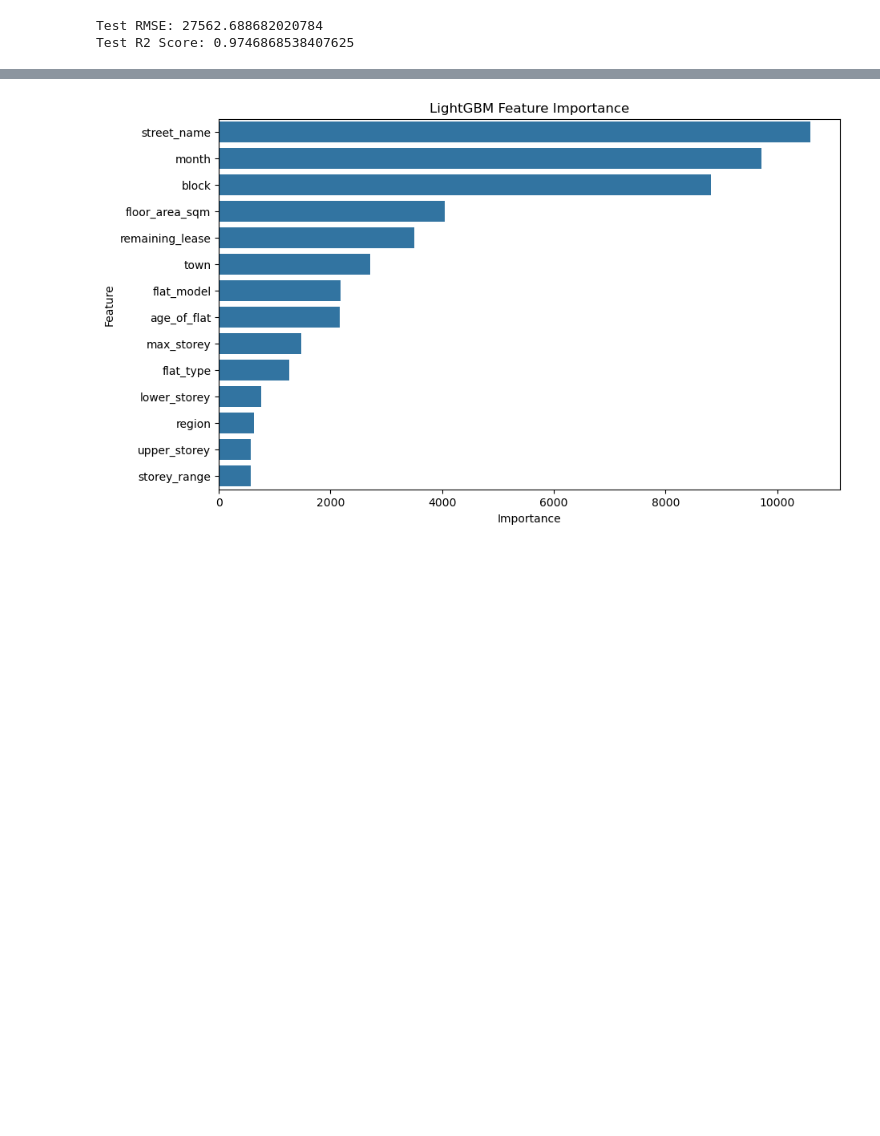
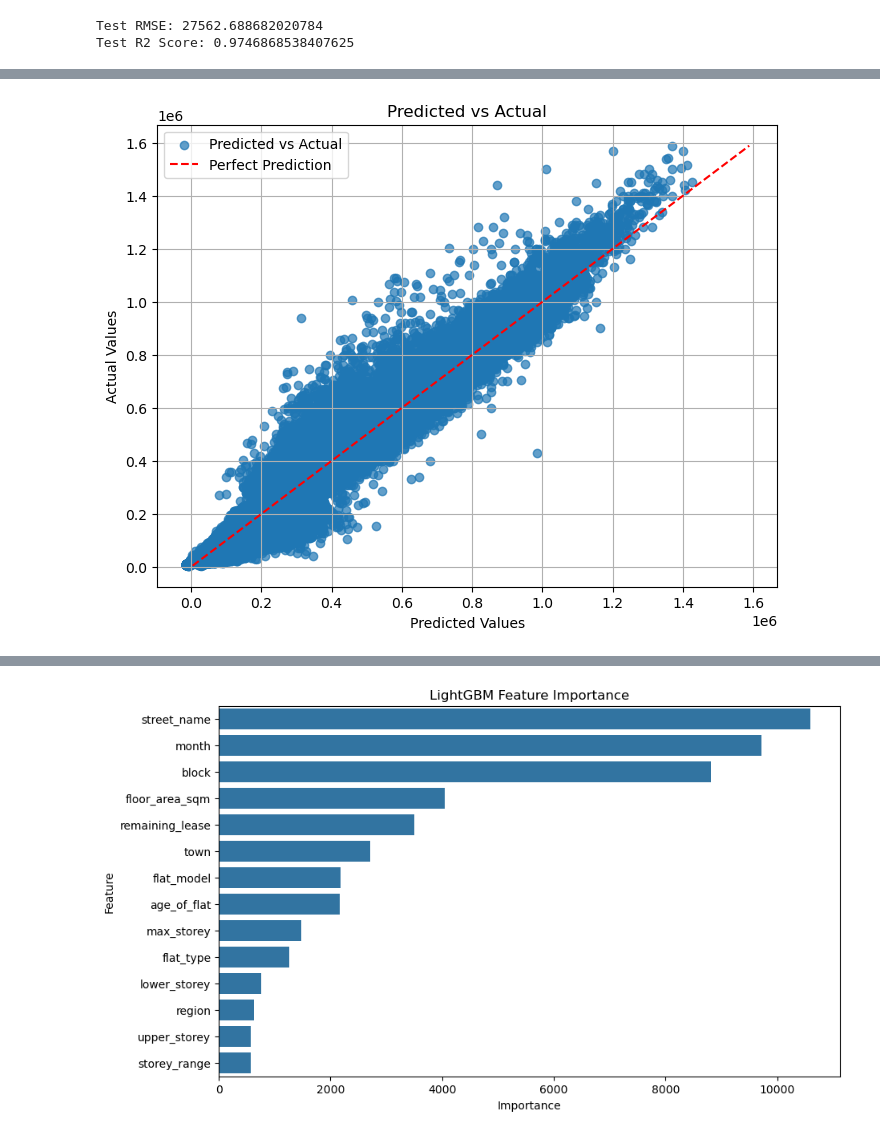
Before and after one commit to Zimmy313/HDB_HousingPrice_ML_Project, a Jupyter notebook: src/Boosting_model.ipynb, the cells around one changed output, grey strips where cells are left out. Drawn from its saved outputs; the diff is of its cells as text; code cells hidden in the pictures; blank space fills up the shorter version.

```diff
--- a/src/Boosting_model.ipynb
+++ b/src/Boosting_model.ipynb
@@ -393,3 +393,13 @@ print(f"Test R2 Score: {test_r2}")
 # %% [output]
 Test RMSE: 27562.688682020784
 Test R2 Score: 0.9746868538407625
+# %%
+# Make predictions on the train set
+y_train_pred = model_2.predict(X_train)
+
+# Calculate train performance metrics
+train_rmse = root_mean_squared_error(y_train, y_train_pred)
+train_r2 = r2_score(y_train, y_train_pred)
+
+print(f"Train RMSE: {train_rmse}")
+print(f"Train R2 Score: {train_r2}")
@@ -395,0 +436,12 @@ Test R2 Score: 0.9746868538407625
+# %%
+plt.figure(figsize=(8, 6))
+plt.scatter(y_train_pred, y_train, alpha=0.7, label='Predicted vs Actual')
+plt.plot([y_train.min(), y_train.max()], [y_train.min(), y_train.max()], color='red', linestyle='--', label='Perfect Prediction')
+plt.title('Predicted vs Actual')
+plt.xlabel('Predicted Values')
+plt.ylabel('Actual Values')
+plt.grid(True)
+plt.legend()
+plt.show()
+# %% [output]
+[figure, added]
```
Also changed, not shown: parts of 13 cells of this notebook, 5 other files.
